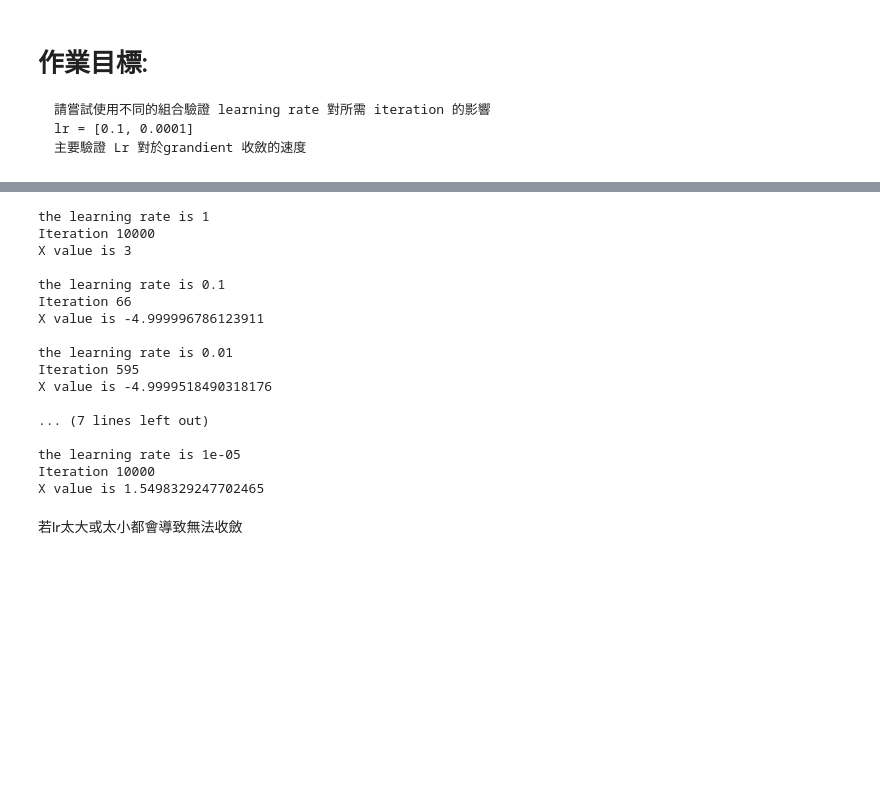
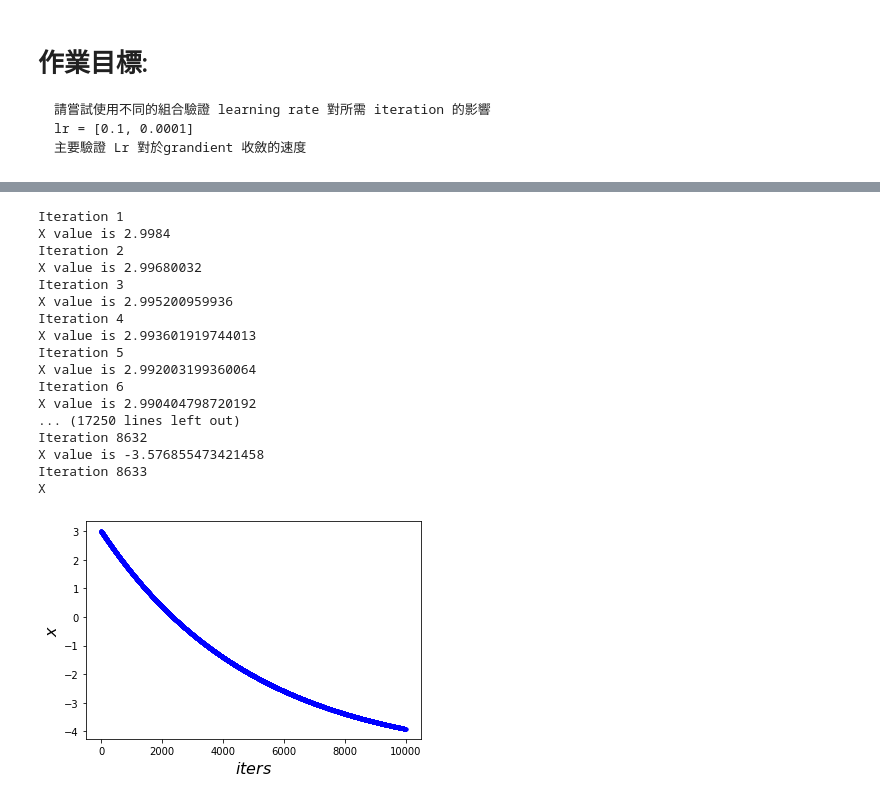
Before and after one commit to shoghilin/ML100Days, a Jupyter notebook: homework/Day_073_Gradient_Descent_HW.ipynb, the cells around one changed output, grey strips where cells are left out. Drawn from its saved outputs; the diff is of its cells as text; code cells hidden in the pictures; blank space fills up the shorter version.

```diff
--- a/homework/Day_073_Gradient_Descent_HW.ipynb
+++ b/homework/Day_073_Gradient_Descent_HW.ipynb
@@ -45,35 +81,43 @@ X value is -4.999996786123911
 # %%
-lrs = [1, 0.1, 0.01, 0.001, 0.0001, 0.00001]
+cur_x = 3
+lr = 0.0001
+iters = 0
+previous_step_size = 1
 
-for lr in lrs:
-    cur_x = 3
-    iters = 0
-    previous_step_size = 1
-    while previous_step_size > precision and iters < max_iters:
-        prev_x = cur_x
-        cur_x = cur_x - lr * df(prev_x)
-        previous_step_size = abs(cur_x - prev_x)
-        iters += 1
-        #print("Iteration",iters,"\nX value is",cur_x)
+iters_history = [iters]
+x_history = [cur_x]
 
-    print("the learning rate is",lr,"\nIteration",iters,"\nX value is",cur_x,'\n')
+while previous_step_size > precision and iters < max_iters:
+    pre_x = cur_x
+    cur_x = cur_x - lr * df(pre_x)
+    previous_step_size = abs(pre_x - cur_x)
+    iters += 1
+    print("Iteration",iters,"\nX value is",cur_x)
+    iters_history.append(iters)
+    x_history.append(cur_x)
+
+print("\nthe learning rate is",lr,"\nIteration",iters,"\nX value is",cur_x)
+
+plt.plot(iters_history, x_history, 'o-', ms=3, lw=1.5, color='blue')
+plt.xlabel(r'$iters$', fontsize=16)
+plt.ylabel(r'$x$', fontsize=16)
+plt.show()
 # %% [output]
-the learning rate is 1
-Iteration 10000
-X value is 3
-
-the learning rate is 0.1
-Iteration 66
-X value is -4.999996786123911
-
-the learning rate is 0.01
-Iteration 595
-X value is -4.9999518490318176
-
-... (7 lines left out)
-
-the learning rate is 1e-05
-Iteration 10000
-X value is 1.5498329247702465
+Iteration 1
+X value is 2.9984
+Iteration 2
+X value is 2.99680032
+Iteration 3
+X value is 2.995200959936
+Iteration 4
+X value is 2.993601919744013
+Iteration 5
+X value is 2.992003199360064
+Iteration 6
+X value is 2.990404798720192
+... (17250 lines left out)
+Iteration 8632
+X value is -3.576855473421458
+Iteration 8633
+X
+[figure, added]
-# %% [markdown]
-若lr太大或太小都會導致無法收斂
```
Also changed, not shown: parts of 3 cells of this notebook.
